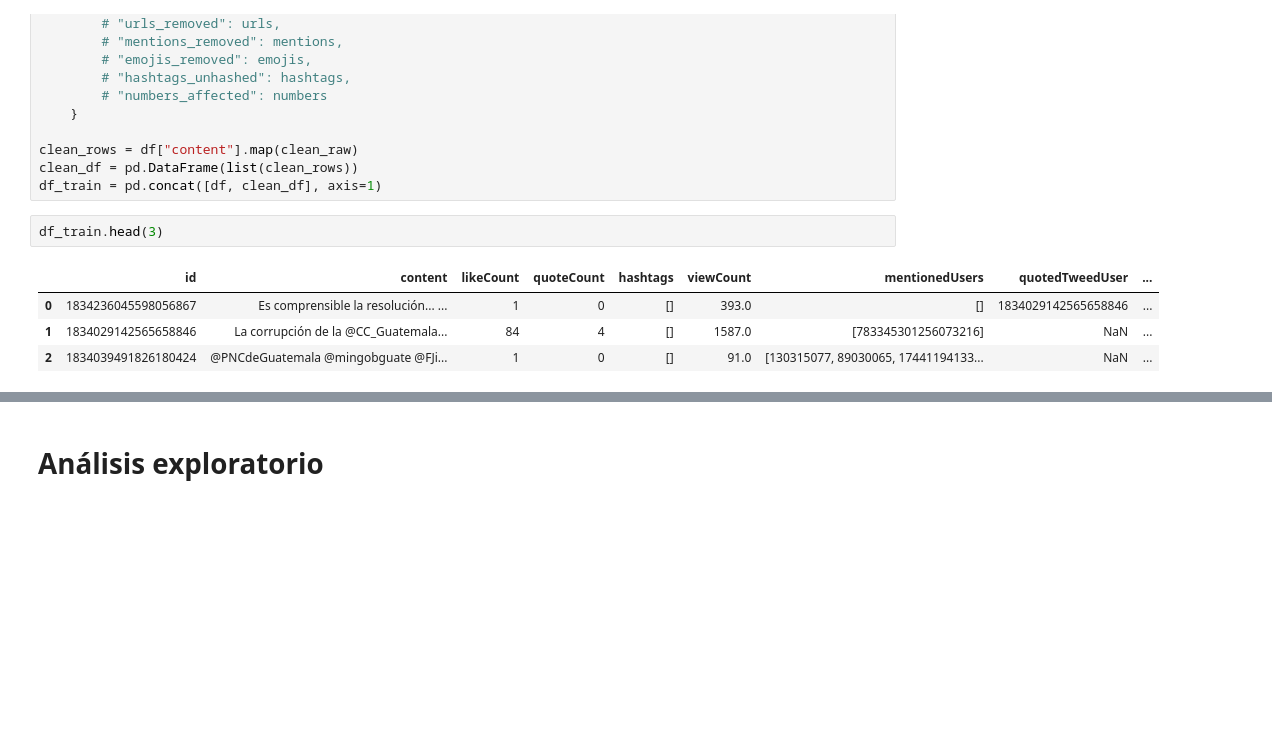
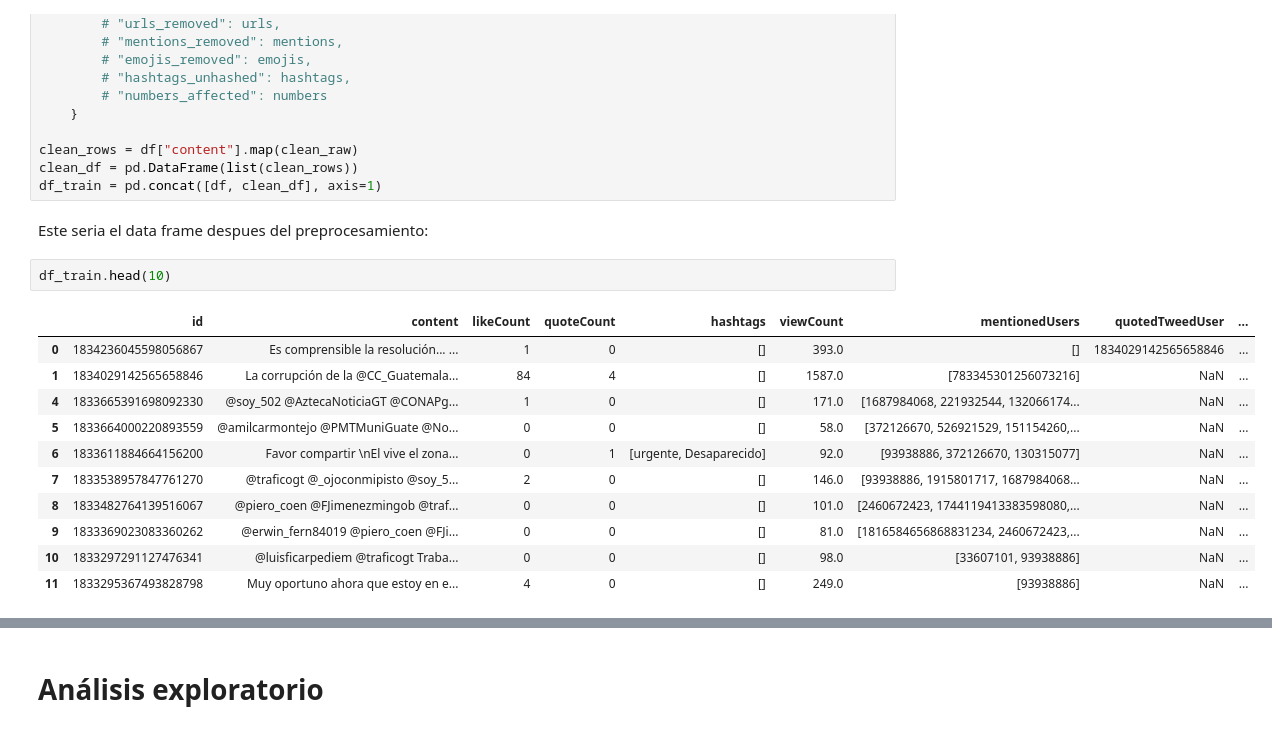
Before and after one commit to Gerax5/DS-lab6, a Jupyter notebook: report.ipynb, the cells around one changed output, grey strips where cells are left out. Cells and saved outputs as stored; diff of their text form; blank space fills up the shorter version.

```diff
--- a/report.ipynb
+++ b/report.ipynb
@@ -215,10 +215,19 @@ def clean_raw(text: str) -> dict:
 clean_rows = df["content"].map(clean_raw)
 clean_df = pd.DataFrame(list(clean_rows))
 df_train = pd.concat([df, clean_df], axis=1)
+# %% [markdown]
+Este seria el data frame despues del preprocesamiento:
 # %%
-df_train.head(3)
+df_train.head(10)
 # %% [output]
 |  | id | content | likeCount | quoteCount | hashtags | viewCount | mentionedUsers | quotedTweedUser | ... |
 | 0 | 1834236045598056867 | Es comprensible la resolución... ... | 1 | 0 | [] | 393.0 | [] | 1834029142565658846 | ... |
 | 1 | 1834029142565658846 | La corrupción de la @CC_Guatemala... | 84 | 4 | [] | 1587.0 | [783345301256073216] | NaN | ... |
-| 2 | 1834039491826180424 | @PNCdeGuatemala @mingobguate @FJi... | 1 | 0 | [] | 91.0 | [130315077, 89030065, 17441194133... | NaN | ... |
+| 4 | 1833665391698092330 | @soy_502 @AztecaNoticiaGT @CONAPg... | 1 | 0 | [] | 171.0 | [1687984068, 221932544, 132066174... | NaN | ... |
+| 5 | 1833664000220893559 | @amilcarmontejo @PMTMuniGuate @No... | 0 | 0 | [] | 58.0 | [372126670, 526921529, 151154260,... | NaN | ... |
+| 6 | 1833611884664156200 | Favor compartir \nEl vive el zona... | 0 | 1 | [urgente, Desaparecido] | 92.0 | [93938886, 372126670, 130315077] | NaN | ... |
+| 7 | 1833538957847761270 | @traficogt @_ojoconmipisto @soy_5... | 2 | 0 | [] | 146.0 | [93938886, 1915801717, 1687984068... | NaN | ... |
+| 8 | 1833482764139516067 | @piero_coen @FJimenezmingob @traf... | 0 | 0 | [] | 101.0 | [2460672423, 1744119413383598080,... | NaN | ... |
+| 9 | 1833369023083360262 | @erwin_fern84019 @piero_coen @FJi... | 0 | 0 | [] | 81.0 | [1816584656868831234, 2460672423,... | NaN | ... |
+| 10 | 1833297291127476341 | @luisficarpediem @traficogt Traba... | 0 | 0 | [] | 98.0 | [33607101, 93938886] | NaN | ... |
+| 11 | 1833295367493828798 | Muy oportuno ahora que estoy en e... | 4 | 0 | [] | 249.0 | [93938886] | NaN | ... |
```
Also changed, not shown: parts of 13 cells of this notebook, 1 other file.
